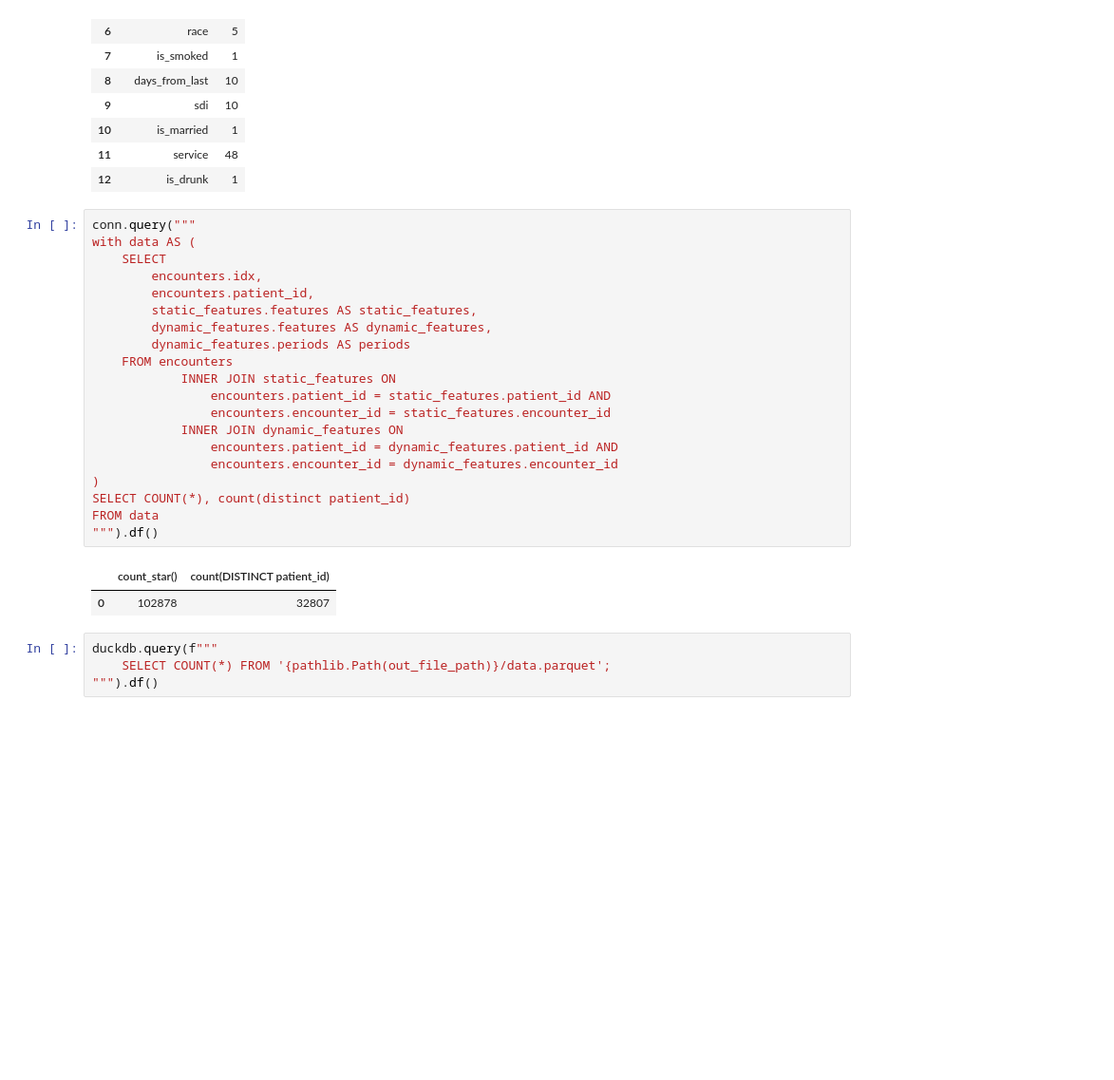
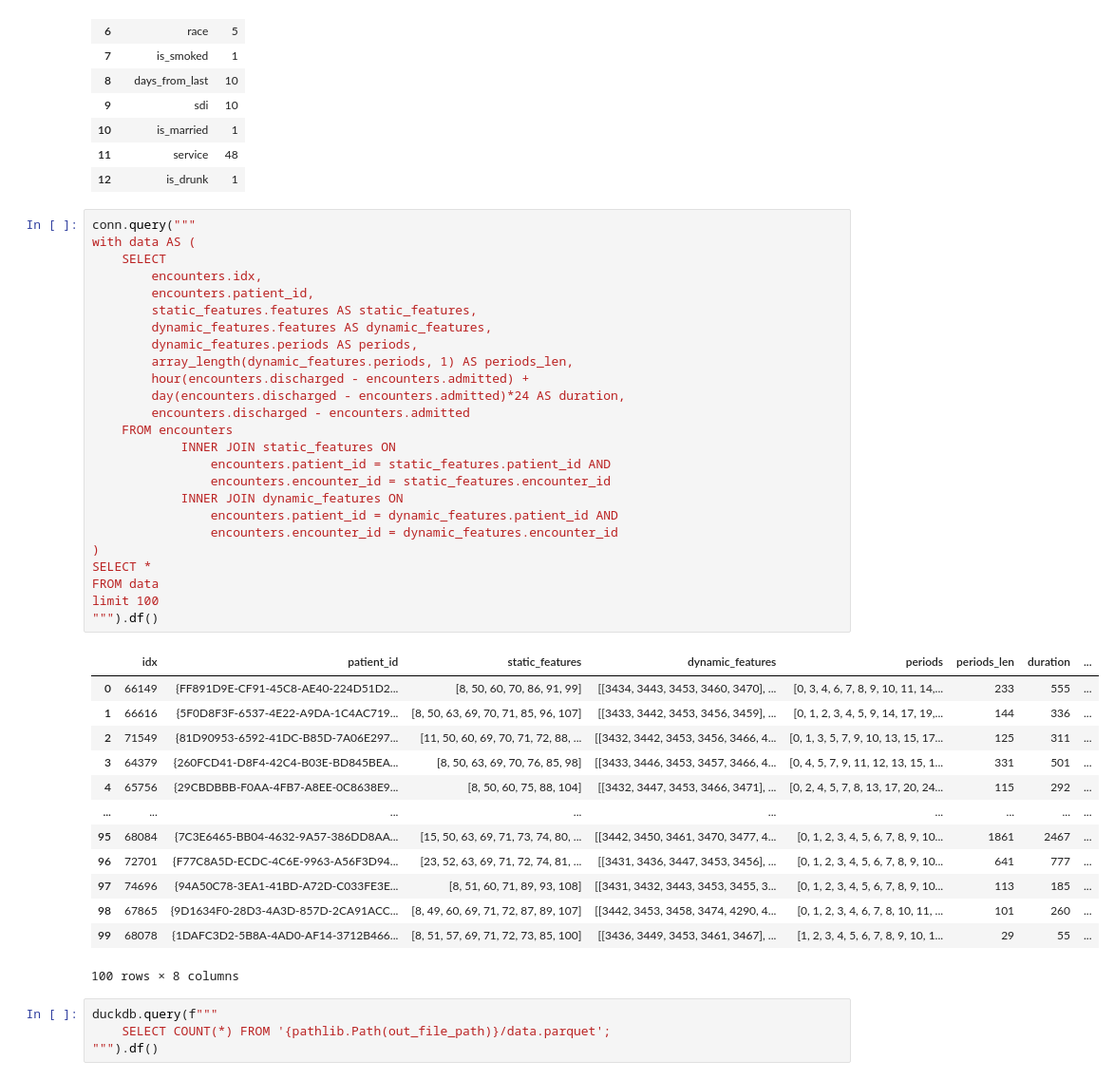
Before and after one commit to VGSML/diabetes-pred, a Jupyter notebook: src/readmissions/data-analysis.ipynb, the cells around one changed output. Shown at 95% size. Cells and saved outputs as stored; diff of their text form; blank space fills up the shorter version.

```diff
--- a/src/readmissions/data-analysis.ipynb
+++ b/src/readmissions/data-analysis.ipynb
@@ -744,26 +763,42 @@ SELECT type, COUNT(*) AS qty FROM static_data_vocab GROUP BY type
 # %%
 conn.query("""
 with data AS (
     SELECT
         encounters.idx,
         encounters.patient_id,
         static_features.features AS static_features,
         dynamic_features.features AS dynamic_features,
-        dynamic_features.periods AS periods
+        dynamic_features.periods AS periods,
+        array_length(dynamic_features.periods, 1) AS periods_len,
+        hour(encounters.discharged - encounters.admitted) +
+        day(encounters.discharged - encounters.admitted)*24 AS duration,
+        encounters.discharged - encounters.admitted
     FROM encounters
             INNER JOIN static_features ON
                 encounters.patient_id = static_features.patient_id AND
                 encounters.encounter_id = static_features.encounter_id
             INNER JOIN dynamic_features ON
                 encounters.patient_id = dynamic_features.patient_id AND
                 encounters.encounter_id = dynamic_features.encounter_id
 )
-SELECT COUNT(*), count(distinct patient_id)
+SELECT *
 FROM data
+limit 100
 """).df()
 # %% [output]
-|  | count_star() | count(DISTINCT patient_id) |
-| 0 | 102878 | 32807 |
+|  | idx | patient_id | static_features | dynamic_features | periods | periods_len | duration | ... |
+| 0 | 66149 | {FF891D9E-CF91-45C8-AE40-224D51D2... | [8, 50, 60, 70, 86, 91, 99] | [[3434, 3443, 3453, 3460, 3470], ... | [0, 3, 4, 6, 7, 8, 9, 10, 11, 14,... | 233 | 555 | ... |
+| 1 | 66616 | {5F0D8F3F-6537-4E22-A9DA-1C4AC719... | [8, 50, 63, 69, 70, 71, 85, 96, 107] | [[3433, 3442, 3453, 3456, 3459], ... | [0, 1, 2, 3, 4, 5, 9, 14, 17, 19,... | 144 | 336 | ... |
+| 2 | 71549 | {81D90953-6592-41DC-B85D-7A06E297... | [11, 50, 60, 69, 70, 71, 72, 88, ... | [[3432, 3442, 3453, 3456, 3466, 4... | [0, 1, 3, 5, 7, 9, 10, 13, 15, 17... | 125 | 311 | ... |
+| 3 | 64379 | {260FCD41-D8F4-42C4-B03E-BD845BEA... | [8, 50, 63, 69, 70, 76, 85, 98] | [[3433, 3446, 3453, 3457, 3466, 4... | [0, 4, 5, 7, 9, 11, 12, 13, 15, 1... | 331 | 501 | ... |
+| 4 | 65756 | {29CBDBBB-F0AA-4FB7-A8EE-0C8638E9... | [8, 50, 60, 75, 88, 104] | [[3432, 3447, 3453, 3466, 3471], ... | [0, 2, 4, 5, 7, 8, 13, 17, 20, 24... | 115 | 292 | ... |
+| ... | ... | ... | ... | ... | ... | ... | ... | ... |
+| 95 | 68084 | {7C3E6465-BB04-4632-9A57-386DD8AA... | [15, 50, 63, 69, 71, 73, 74, 80, ... | [[3442, 3450, 3461, 3470, 3477, 4... | [0, 1, 2, 3, 4, 5, 6, 7, 8, 9, 10... | 1861 | 2467 | ... |
+| 96 | 72701 | {F77C8A5D-ECDC-4C6E-9963-A56F3D94... | [23, 52, 63, 69, 71, 72, 74, 81, ... | [[3431, 3436, 3447, 3453, 3456], ... | [0, 1, 2, 3, 4, 5, 6, 7, 8, 9, 10... | 641 | 777 | ... |
+| 97 | 74696 | {94A50C78-3EA1-41BD-A72D-C033FE3E... | [8, 51, 60, 71, 89, 93, 108] | [[3431, 3432, 3443, 3453, 3455, 3... | [0, 1, 2, 3, 4, 5, 6, 7, 8, 9, 10... | 113 | 185 | ... |
+| 98 | 67865 | {9D1634F0-28D3-4A3D-857D-2CA91ACC... | [8, 49, 60, 69, 71, 72, 87, 89, 107] | [[3442, 3453, 3458, 3474, 4290, 4... | [0, 1, 2, 3, 4, 6, 7, 8, 10, 11, ... | 101 | 260 | ... |
+| 99 | 68078 | {1DAFC3D2-5B8A-4AD0-AF14-3712B466... | [8, 51, 57, 69, 71, 72, 73, 85, 100] | [[3436, 3449, 3453, 3461, 3467], ... | [1, 2, 3, 4, 5, 6, 7, 8, 9, 10, 1... | 29 | 55 | ... |
+100 rows × 8 columns
 # %%
 duckdb.query(f"""
     SELECT COUNT(*) FROM '{pathlib.Path(out_file_path)}/data.parquet';
```
Also changed, not shown: parts of 1 cell of this notebook, 3 other files.
